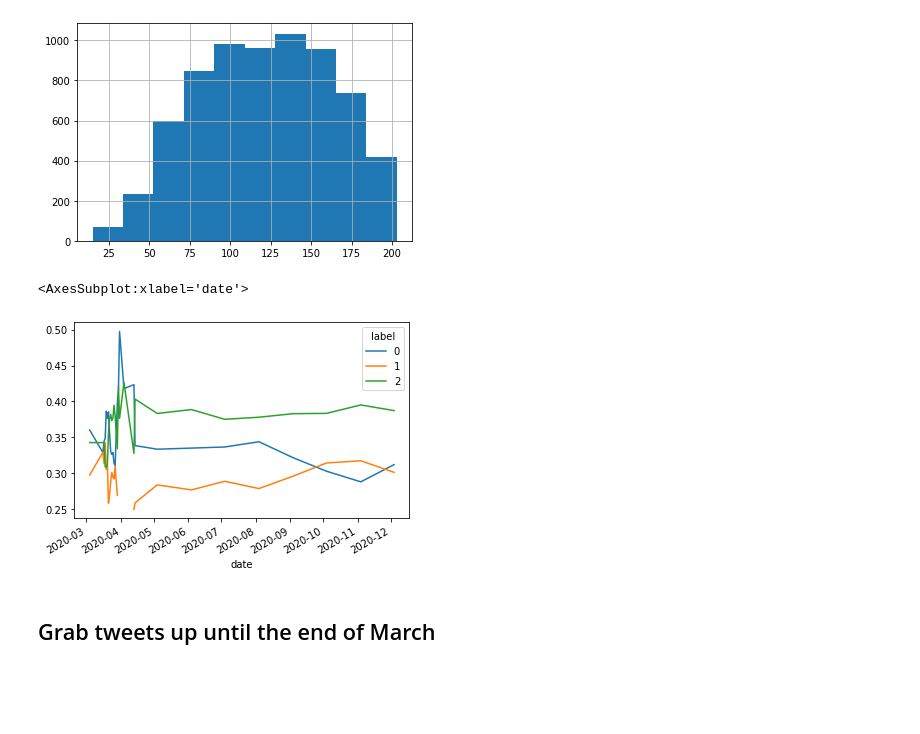
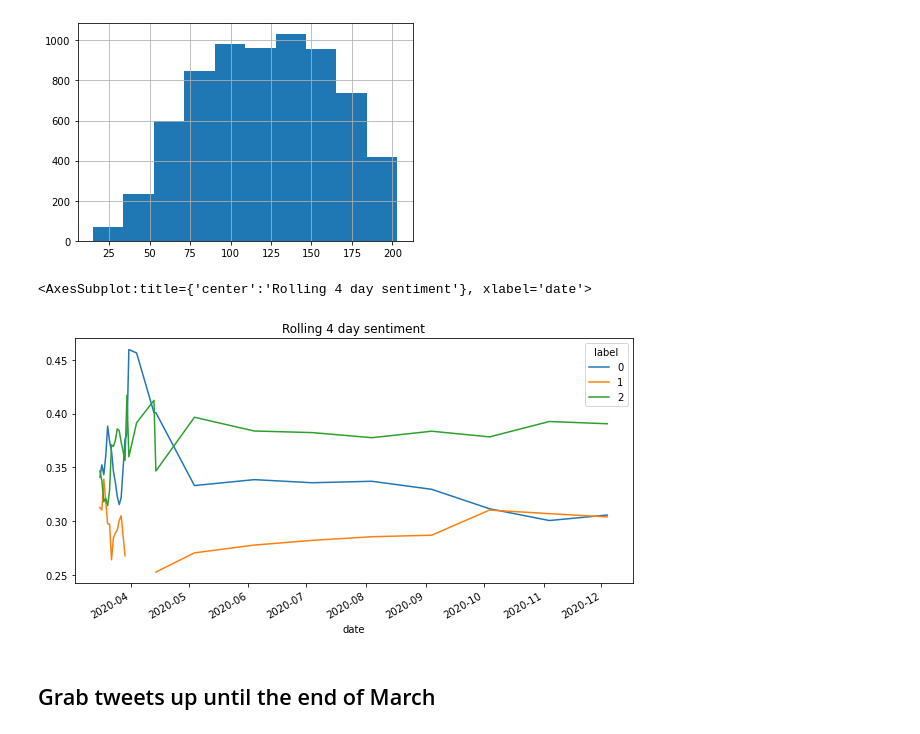
Before and after one commit to sinanuozdemir/oreilly-transformers-nlp-mlops, a Jupyter notebook: notebooks/model_drift.ipynb, the cells around one changed output. Drawn from its saved outputs; the diff is of its cells as text; code cells hidden in the pictures; blank space fills up the shorter version.

```diff
--- a/notebooks/model_drift.ipynb
+++ b/notebooks/model_drift.ipynb
@@ -47,10 +48,12 @@ tweets['text'].apply(len).hist()
 <AxesSubplot:>
 [figure]
 # %%
-tweets.groupby('date')['label'].value_counts(normalize=True).unstack().rolling(3).mean().plot()
+tweets.groupby('date')['label'].value_counts(normalize=True).unstack().rolling(4).mean().plot(
+    figsize=(10, 5), title='Rolling 4 day sentiment'
+)  # VERY negative at first
 # %% [output]
-<AxesSubplot:xlabel='date'>
+<AxesSubplot:title={'center':'Rolling 4 day sentiment'}, xlabel='date'>
-[figure, old version]
+[figure, new version]
 # %% [markdown]
 ## Grab tweets up until the end of March
 # %%
```
Also changed, not shown: parts of 29 cells of this notebook, 2 other files.
